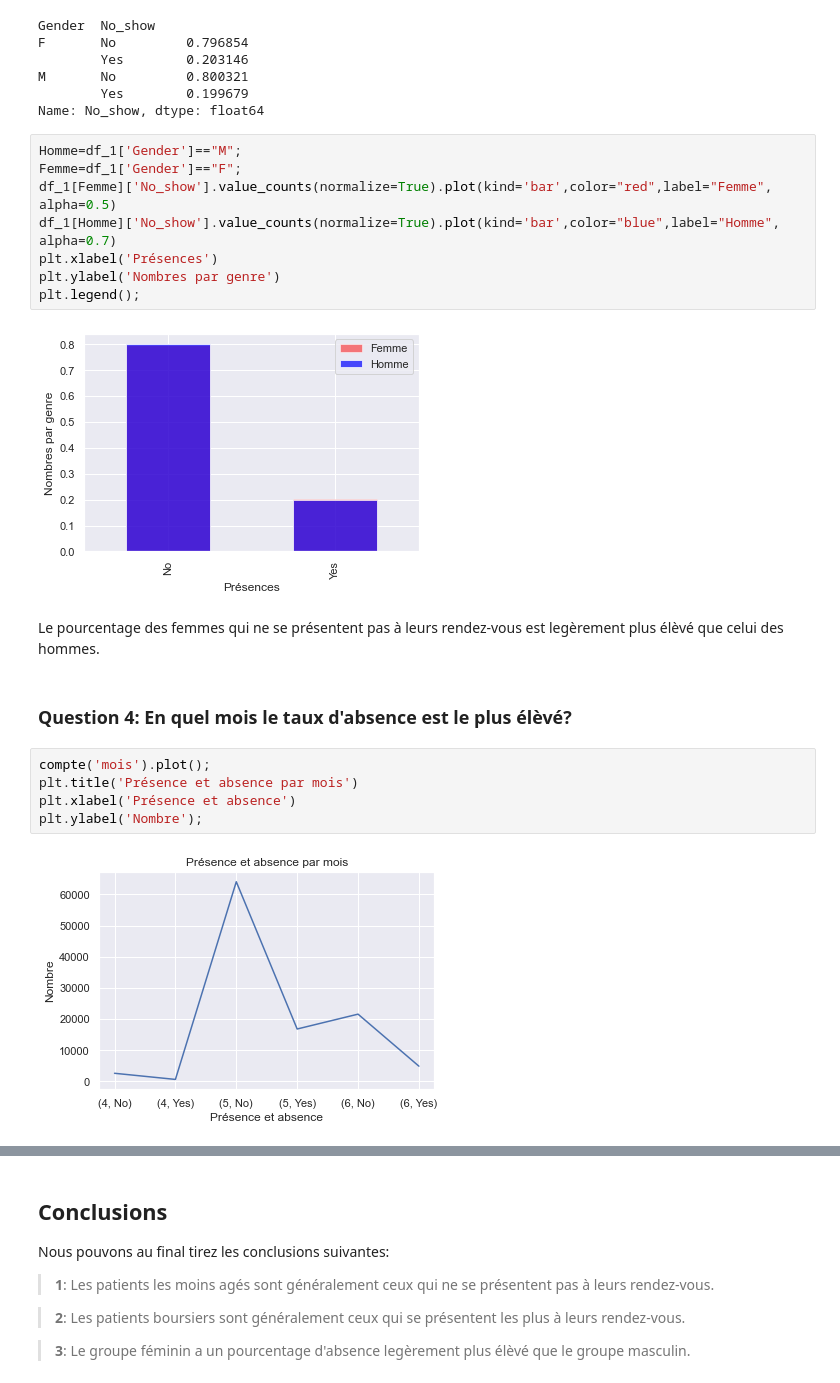
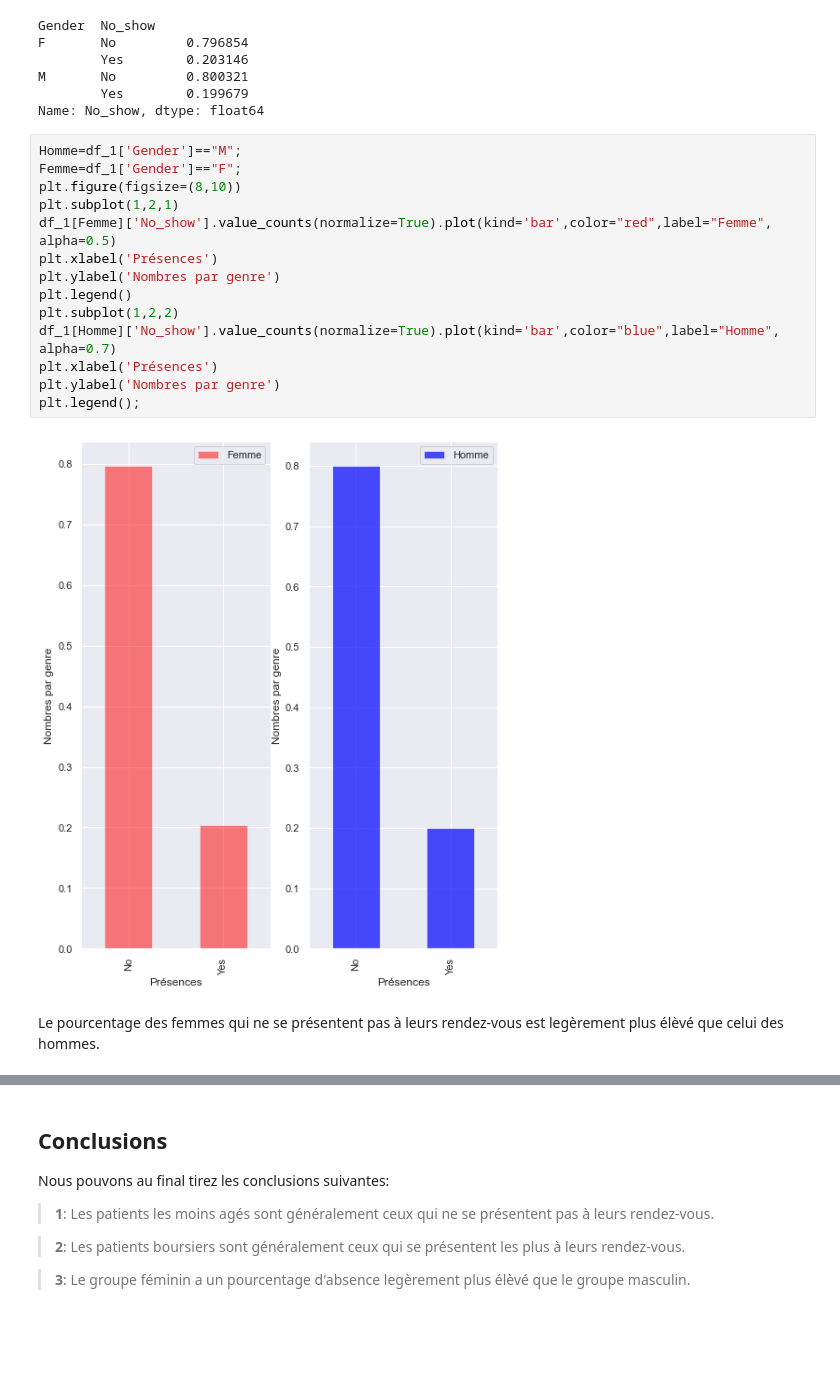
Before and after one commit to bachirGithub/No-show-appointments, a Jupyter notebook: investigate-a-dataset-template.ipynb, the cells around one changed output, grey strips where cells are left out. Drawn from its saved outputs; the diff is of its cells as text; blank space fills up the shorter version.

Commit message:
Mise à jour des conclusions tirées des données.
Ajout d'une explorations bivariée.
Ajout des nouvelles visualisations.

```diff
--- a/investigate-a-dataset-template.ipynb
+++ b/investigate-a-dataset-template.ipynb
@@ -355,21 +407,18 @@ Name: No_show, dtype: float64
 # %%
 Homme=df_1['Gender']=="M";
 Femme=df_1['Gender']=="F";
+plt.figure(figsize=(8,10))
+plt.subplot(1,2,1)
 df_1[Femme]['No_show'].value_counts(normalize=True).plot(kind='bar',color="red",label="Femme", alpha=0.5)
+plt.xlabel('Présences')
+plt.ylabel('Nombres par genre')
+plt.legend()
+plt.subplot(1,2,2)
 df_1[Homme]['No_show'].value_counts(normalize=True).plot(kind='bar',color="blue",label="Homme", alpha=0.7)
 plt.xlabel('Présences')
 plt.ylabel('Nombres par genre')
 plt.legend();
 # %% [output]
-[figure, old version]
+[figure, new version]
 # %% [markdown]
 Le pourcentage des femmes qui ne se présentent pas à leurs rendez-vous est legèrement plus élèvé que celui des hommes.
-# %% [markdown]
-### Question 4: En quel mois le taux d'absence est le plus élèvé?
-# %%
-compte('mois').plot();
-plt.title('Présence et absence par mois')
-plt.xlabel('Présence et absence')
-plt.ylabel('Nombre');
-# %% [output]
-[figure, removed]
```
Also changed, not shown: parts of 33 cells of this notebook.
